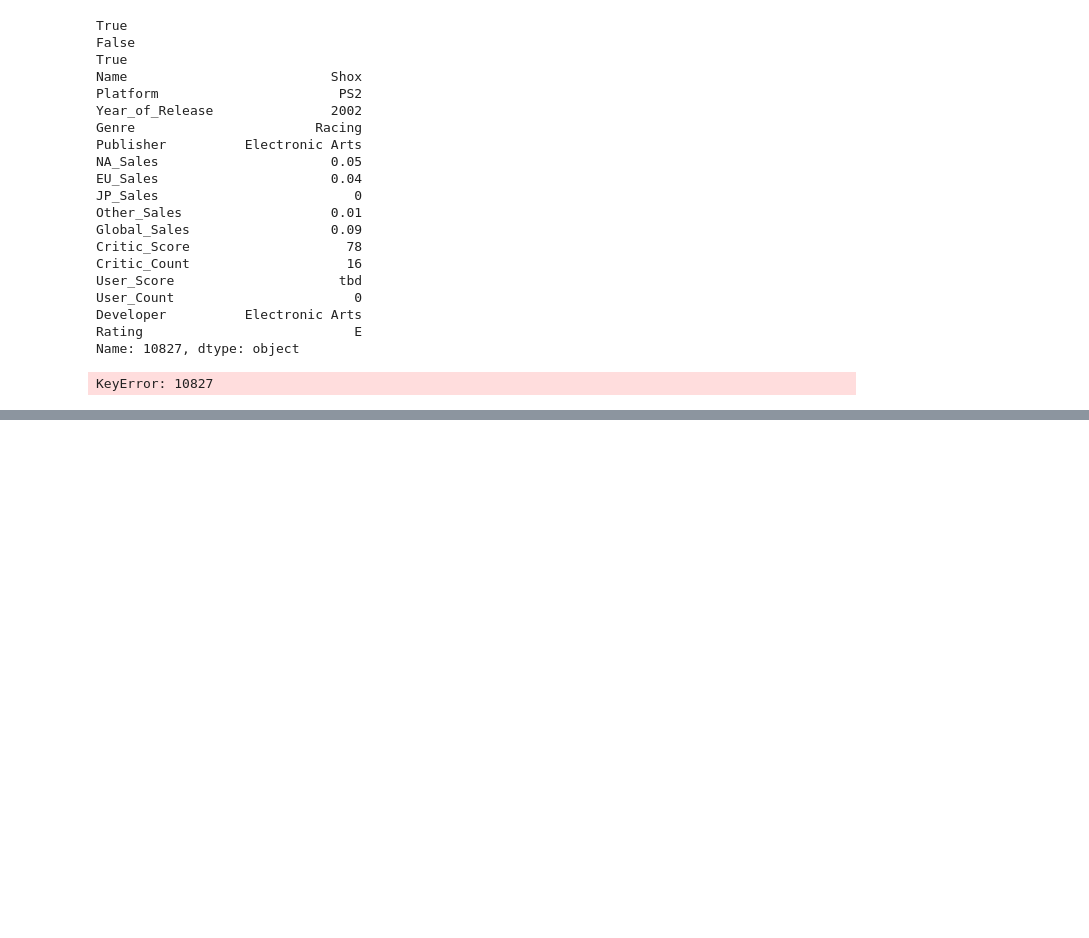
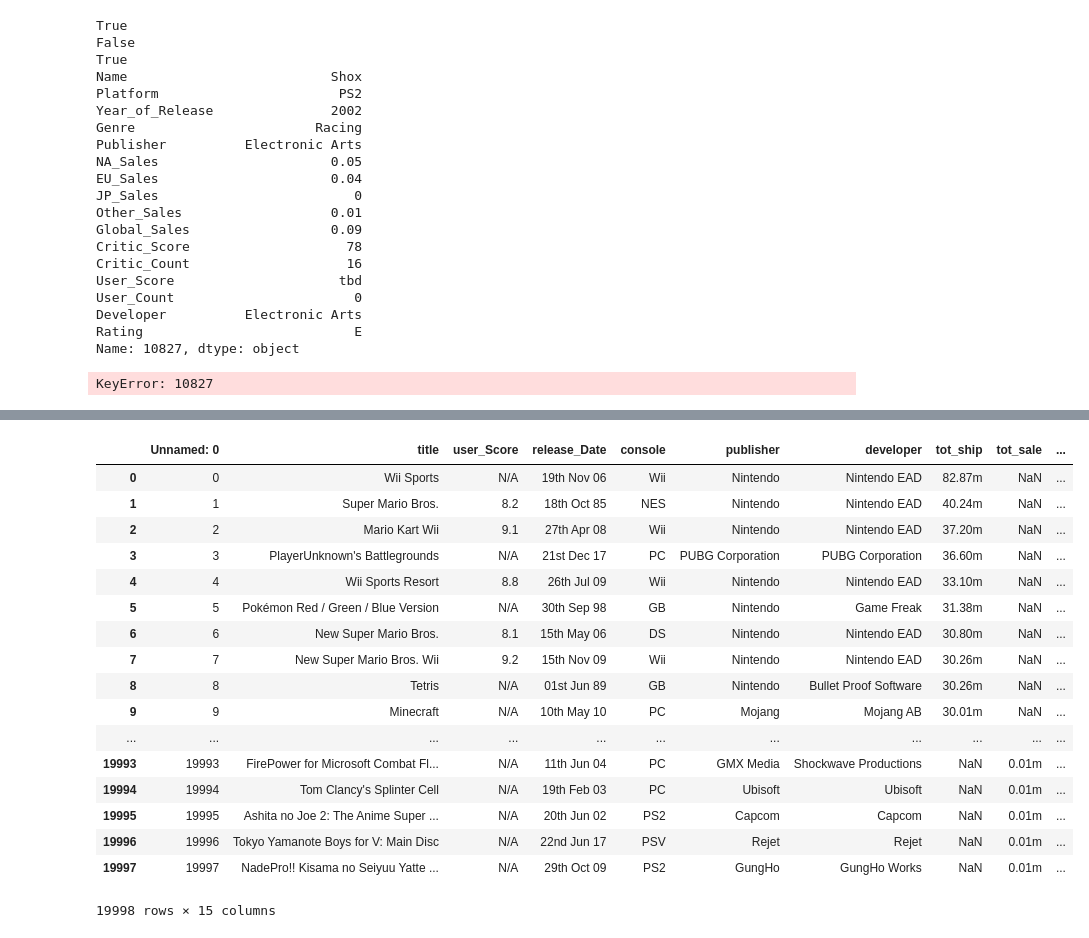
Before and after one commit to mell0611/data_science_project, a Jupyter notebook: dataset/csv_check.ipynb, the cells around one changed output, grey strips where cells are left out. Saved outputs shown, nothing was run; the diff lists cells and outputs as text; code cells hidden in the pictures; blank space fills up the shorter version.

Commit message:
cleaned up data3 file

```diff
--- a/dataset/csv_check.ipynb
+++ b/dataset/csv_check.ipynb
@@ -126,3 +104,29 @@ data3 = data3.drop('url',axis = 1)
+# %%
+data3 = pd.read_csv("data3Revised.csv")
+# drop VG score
+# drop last_update
+# drop every sale except jp_sale()
+# drop url, publisher, developer, tot_ship,
+data3
+# %% [output]
+|  | Unnamed: 0 | title | user_Score | release_Date | console | publisher | developer | tot_ship | tot_sale | ... |
+| 0 | 0 | Wii Sports | N/A | 19th Nov 06 | Wii | Nintendo | Nintendo EAD | 82.87m | NaN | ... |
+| 1 | 1 | Super Mario Bros. | 8.2 | 18th Oct 85 | NES | Nintendo | Nintendo EAD | 40.24m | NaN | ... |
+| 2 | 2 | Mario Kart Wii | 9.1 | 27th Apr 08 | Wii | Nintendo | Nintendo EAD | 37.20m | NaN | ... |
+| 3 | 3 | PlayerUnknown's Battlegrounds | N/A | 21st Dec 17 | PC | PUBG Corporation | PUBG Corporation | 36.60m | NaN | ... |
+| 4 | 4 | Wii Sports Resort | 8.8 | 26th Jul 09 | Wii | Nintendo | Nintendo EAD | 33.10m | NaN | ... |
+| 5 | 5 | Pokémon Red / Green / Blue Version | N/A | 30th Sep 98 | GB | Nintendo | Game Freak | 31.38m | NaN | ... |
+| 6 | 6 | New Super Mario Bros. | 8.1 | 15th May 06 | DS | Nintendo | Nintendo EAD | 30.80m | NaN | ... |
+| 7 | 7 | New Super Mario Bros. Wii | 9.2 | 15th Nov 09 | Wii | Nintendo | Nintendo EAD | 30.26m | NaN | ... |
+| 8 | 8 | Tetris | N/A | 01st Jun 89 | GB | Nintendo | Bullet Proof Software | 30.26m | NaN | ... |
+| 9 | 9 | Minecraft | N/A | 10th May 10 | PC | Mojang | Mojang AB | 30.01m | NaN | ... |
+| ... | ... | ... | ... | ... | ... | ... | ... | ... | ... | ... |
+| 19993 | 19993 | FirePower for Microsoft Combat Fl... | N/A | 11th Jun 04 | PC | GMX Media | Shockwave Productions | NaN | 0.01m | ... |
+| 19994 | 19994 | Tom Clancy's Splinter Cell | N/A | 19th Feb 03 | PC | Ubisoft | Ubisoft | NaN | 0.01m | ... |
+| 19995 | 19995 | Ashita no Joe 2: The Anime Super ... | N/A | 20th Jun 02 | PS2 | Capcom | Capcom | NaN | 0.01m | ... |
+| 19996 | 19996 | Tokyo Yamanote Boys for V: Main Disc | N/A | 22nd Jun 17 | PSV | Rejet | Rejet | NaN | 0.01m | ... |
+| 19997 | 19997 | NadePro!! Kisama no Seiyuu Yatte ... | N/A | 29th Oct 09 | PS2 | GungHo | GungHo Works | NaN | 0.01m | ... |
+19998 rows × 15 columns
 # %%
 data3 = data3.rename({'jp_sale':'keydata'}, axis = 1)
 # %%
```
Also changed, not shown: parts of 7 cells of this notebook.
